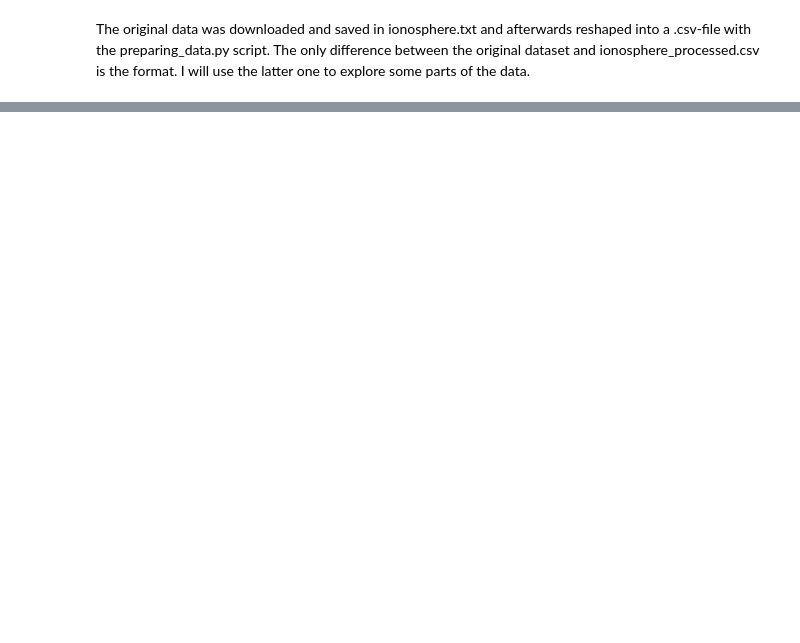
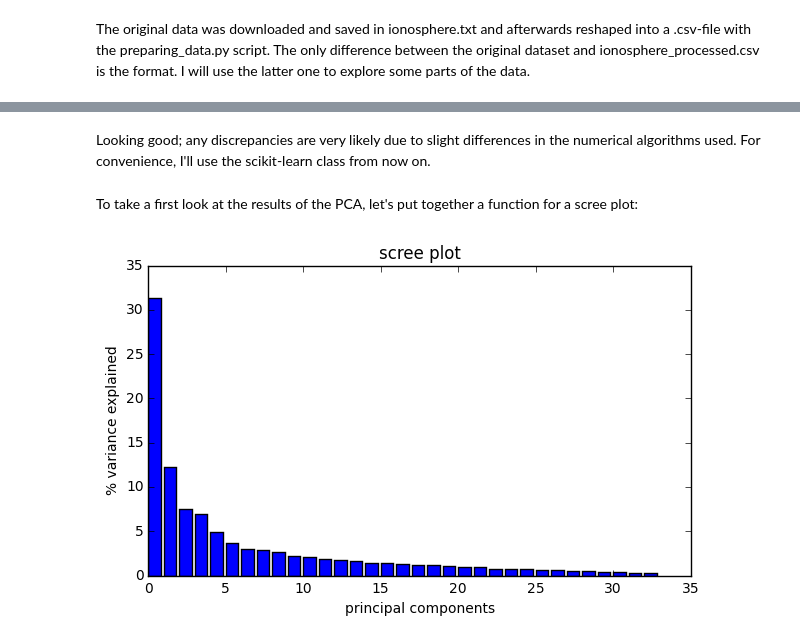
Before and after one commit to n-d-r/ionosphere, a Jupyter notebook: exploratory_analysis.ipynb, the cells around one changed output, grey strips where cells are left out. Cells and saved outputs as stored; diff of their text form; code cells hidden in the pictures; blank space fills up the shorter version.

```diff
--- a/exploratory_analysis.ipynb
+++ b/exploratory_analysis.ipynb
@@ -37,0 +160,3 @@ data_filt = data.loc[
+# %%
+X = data.as_matrix()[:, :-1]
+X_centred = X - np.mean(X, axis=0)
@@ -37,0 +197,3 @@ data_filt = data.loc[
+# %%
+pca = PCA()
+pca.fit(X_centred)
@@ -37,0 +218,17 @@ data_filt = data.loc[
+# %% [markdown]
+Looking good; any discrepancies are very likely due to slight differences in the numerical algorithms used. For convenience, I'll use the scikit-learn class from now on.
+# %% [markdown]
+To take a first look at the results of the PCA, let's put together a function for a scree plot:
+# %%
+def scree_plot(explained_var):
+    plt.figure(figsize=(7, 4))
+    plt.bar(left=range(len(explained_var)), height=explained_var)
+    plt.title('scree plot')
+    plt.xlabel('principal components')
+    plt.ylabel('% variance explained')
+    plt.show()
+    plt.close('all')
+# %%
+scree_plot(pca.explained_variance_ratio_ * 100)
+# %% [output]
+[figure, added]
```
Also changed, not shown: parts of 33 cells of this notebook.
